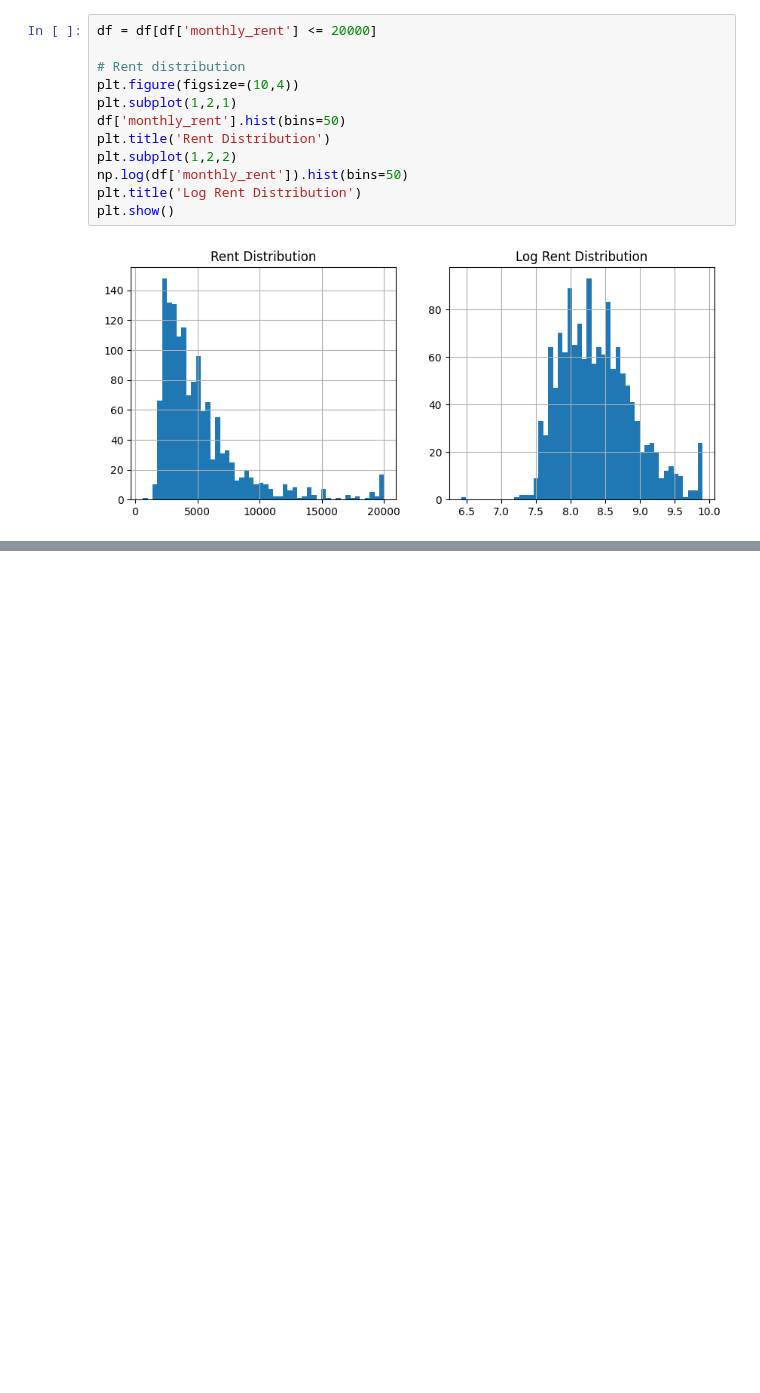
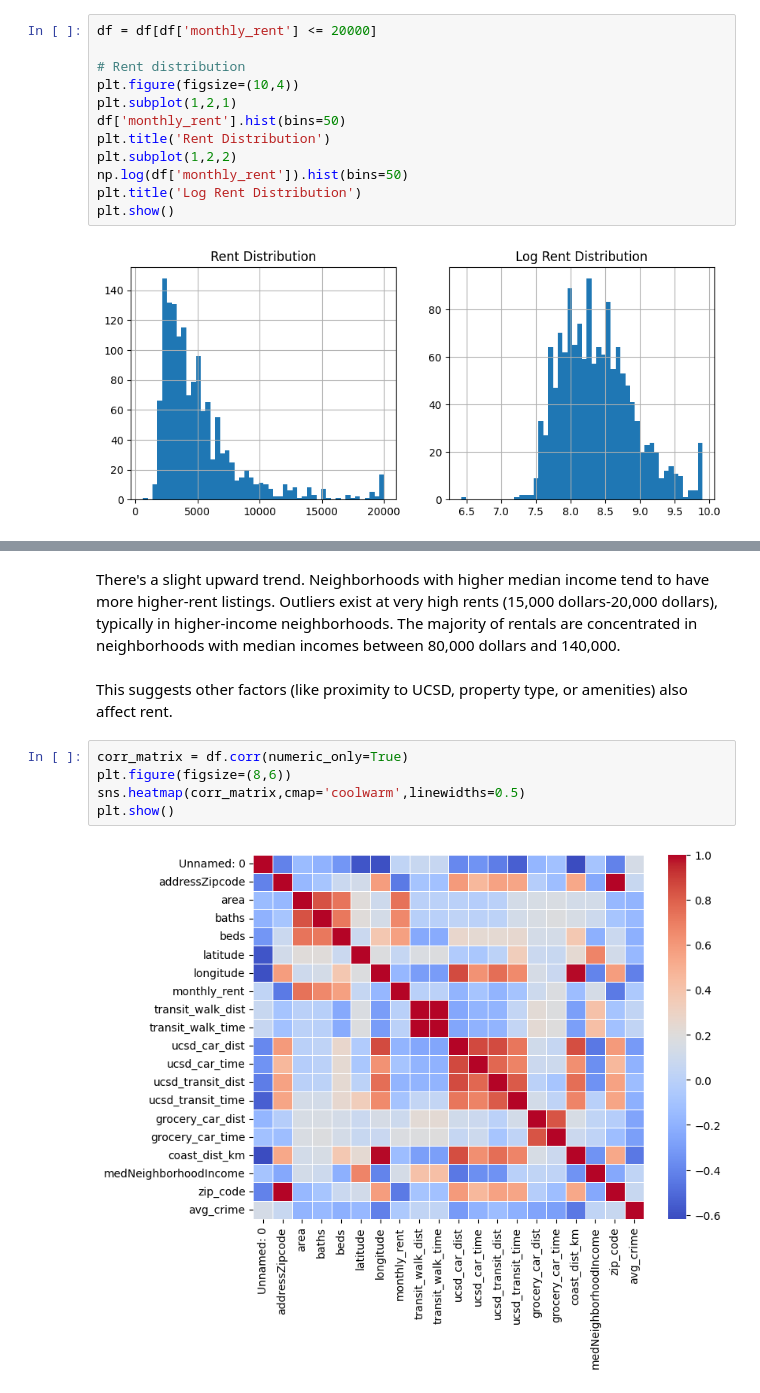
Before and after one commit to lucapsc/Math_189_Final_Project, a Jupyter notebook: Math_189_Final_Project.ipynb, the cells around one changed output, grey strips where cells are left out. Cells and saved outputs as stored; diff of their text form; blank space fills up the shorter version.

```diff
--- a/Math_189_Final_Project.ipynb
+++ b/Math_189_Final_Project.ipynb
@@ -152,0 +210,11 @@ plt.show()
+# %% [markdown]
+There's a slight upward trend. Neighborhoods with higher median income tend to have more higher-rent listings. Outliers exist at very high rents (15,000 dollars-20,000 dollars), typically in higher-income neighborhoods. The majority of rentals are concentrated in neighborhoods with median incomes between 80,000 dollars and 140,000.
+# %% [markdown]
+This suggests other factors (like proximity to UCSD, property type, or amenities) also affect rent.
+# %%
+corr_matrix = df.corr(numeric_only=True)
+plt.figure(figsize=(8,6))
+sns.heatmap(corr_matrix,cmap='coolwarm',linewidths=0.5)
+plt.show()
+# %% [output]
+[figure, added]
```
Also changed, not shown: parts of 19 cells of this notebook.
